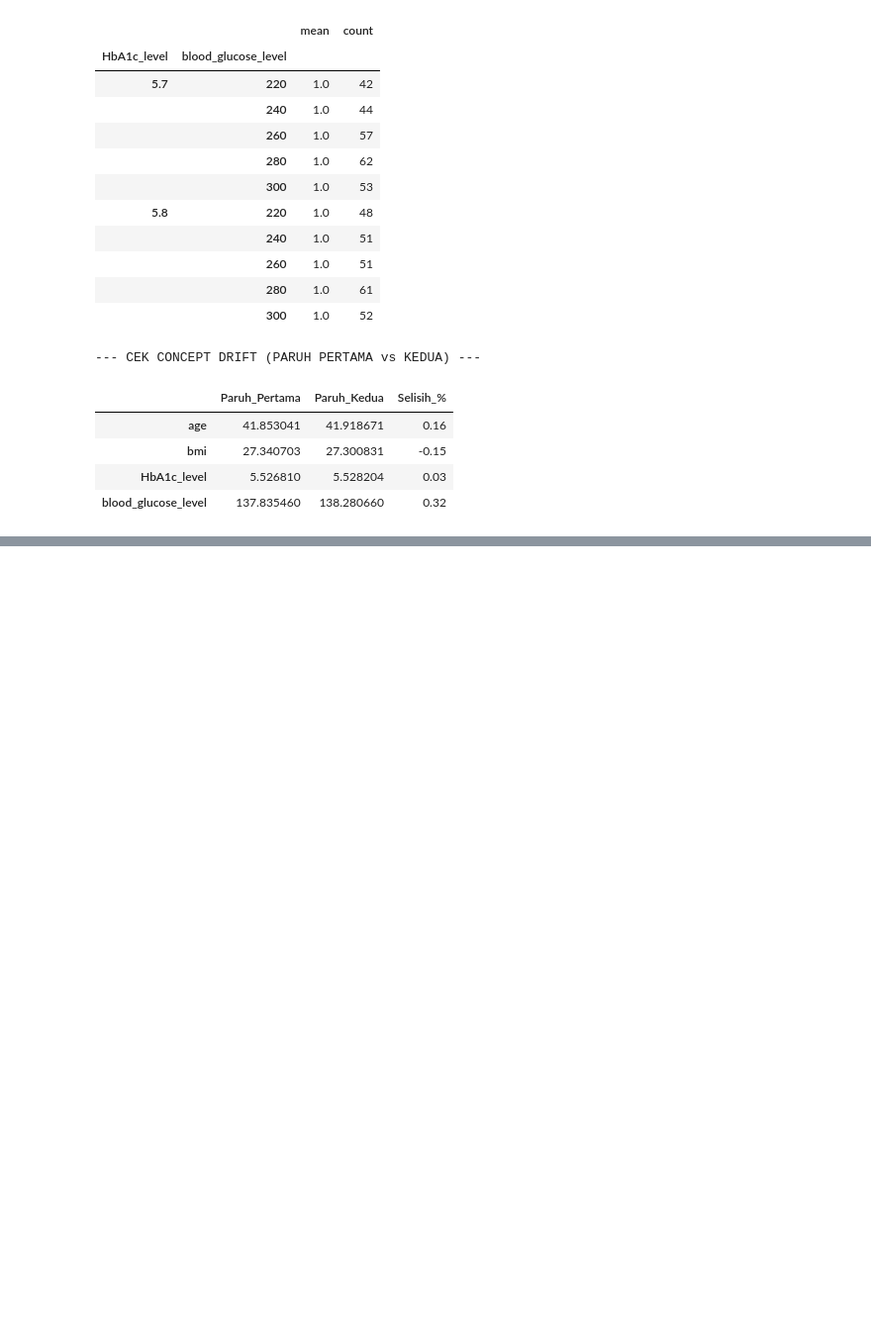
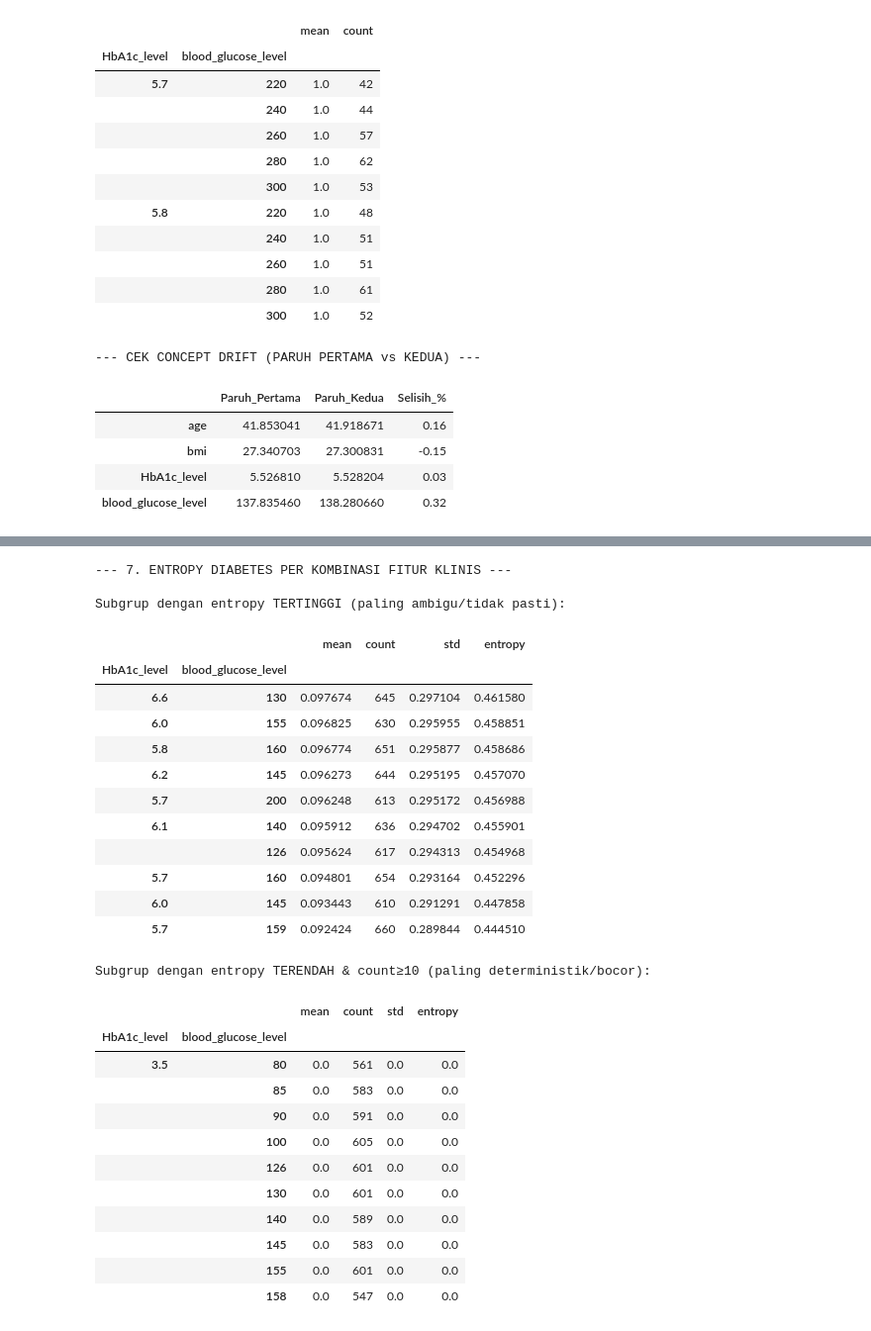
Before and after one commit to aariffaqiih/temp, a Jupyter notebook: Untitled14.ipynb, the cells around one changed output, grey strips where cells are left out. Shown at 99% size. Saved outputs shown, nothing was run; the diff lists cells and outputs as text; code cells hidden in the pictures; blank space fills up the shorter version.

```diff
--- a/Untitled14.ipynb
+++ b/Untitled14.ipynb
@@ -445,0 +612,50 @@ display(drift_compare)
+# %%
+print("\n--- 7. ENTROPY DIABETES PER KOMBINASI FITUR KLINIS ---")
+from scipy.stats import entropy as sp_entropy
+
+clinical_combos = df.groupby(['HbA1c_level', 'blood_glucose_level'])['diabetes'].agg(['mean', 'count', 'std'])
+clinical_combos = clinical_combos[clinical_combos['count'] >= 5]
+
+def binary_entropy(p):
+    if p == 0 or p == 1:
+        return 0.0
+    return -p * np.log2(p) - (1 - p) * np.log2(1 - p)
+
+clinical_combos['entropy'] = clinical_combos['mean'].apply(binary_entropy)
+
+print("\nSubgrup dengan entropy TERTINGGI (paling ambigu/tidak pasti):")
+high_entropy = clinical_combos.nlargest(10, 'entropy')
+display(high_entropy)
+
+print("\nSubgrup dengan entropy TERENDAH & count≥10 (paling deterministik/bocor):")
+low_entropy = clinical_combos[clinical_combos['count'] >= 10].nsmallest(10, 'entropy')
+display(low_entropy)
+# %% [output]
+--- 7. ENTROPY DIABETES PER KOMBINASI FITUR KLINIS ---
+
+Subgrup dengan entropy TERTINGGI (paling ambigu/tidak pasti):
+|  |  | mean | count | std | entropy |
+| HbA1c_level | blood_glucose_level |  |  |  |  |
+| 6.6 | 130 | 0.097674 | 645 | 0.297104 | 0.461580 |
+| 6.0 | 155 | 0.096825 | 630 | 0.295955 | 0.458851 |
+| 5.8 | 160 | 0.096774 | 651 | 0.295877 | 0.458686 |
+| 6.2 | 145 | 0.096273 | 644 | 0.295195 | 0.457070 |
+| 5.7 | 200 | 0.096248 | 613 | 0.295172 | 0.456988 |
+| 6.1 | 140 | 0.095912 | 636 | 0.294702 | 0.455901 |
+|  | 126 | 0.095624 | 617 | 0.294313 | 0.454968 |
+| 5.7 | 160 | 0.094801 | 654 | 0.293164 | 0.452296 |
+| 6.0 | 145 | 0.093443 | 610 | 0.291291 | 0.447858 |
+| 5.7 | 159 | 0.092424 | 660 | 0.289844 | 0.444510 |
+Subgrup dengan entropy TERENDAH & count≥10 (paling deterministik/bocor):
+|  |  | mean | count | std | entropy |
+| HbA1c_level | blood_glucose_level |  |  |  |  |
+| 3.5 | 80 | 0.0 | 561 | 0.0 | 0.0 |
+|  | 85 | 0.0 | 583 | 0.0 | 0.0 |
+|  | 90 | 0.0 | 591 | 0.0 | 0.0 |
+|  | 100 | 0.0 | 605 | 0.0 | 0.0 |
+|  | 126 | 0.0 | 601 | 0.0 | 0.0 |
+|  | 130 | 0.0 | 601 | 0.0 | 0.0 |
+|  | 140 | 0.0 | 589 | 0.0 | 0.0 |
+|  | 145 | 0.0 | 583 | 0.0 | 0.0 |
+|  | 155 | 0.0 | 601 | 0.0 | 0.0 |
+|  | 158 | 0.0 | 547 | 0.0 | 0.0 |
```
Also changed, not shown: parts of 13 cells of this notebook.
